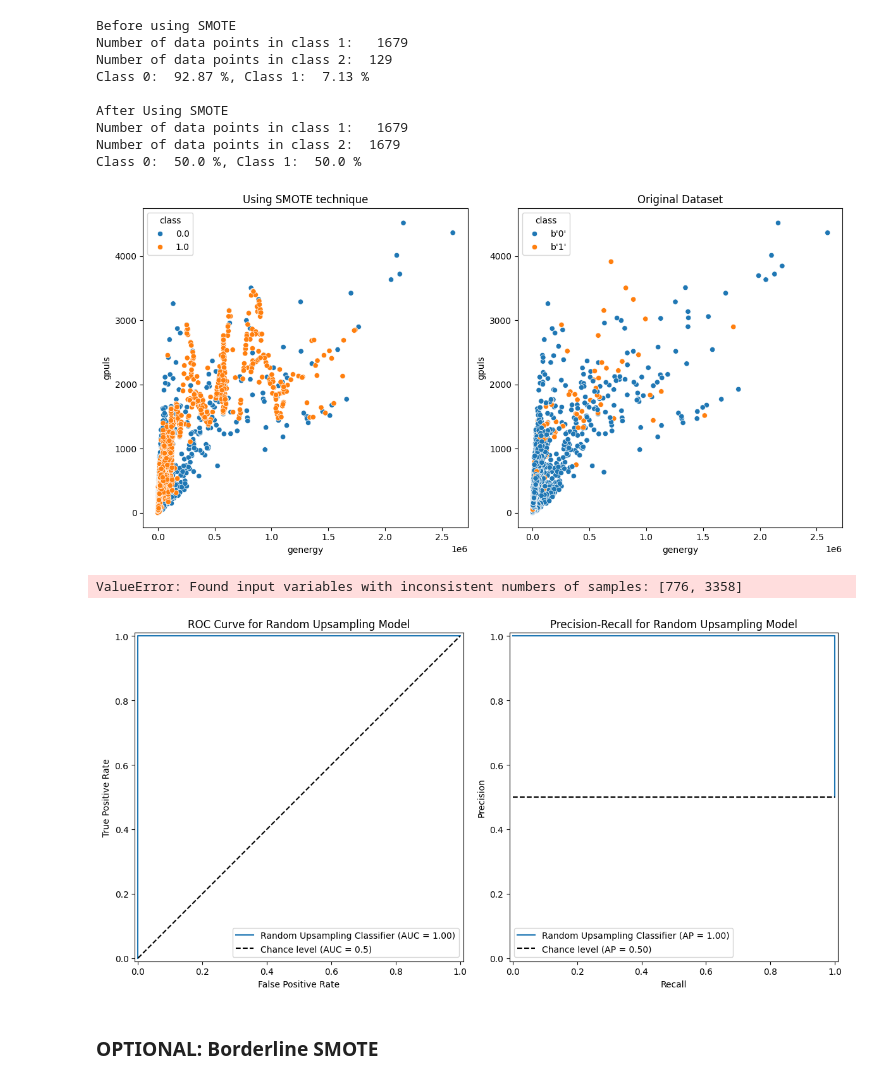
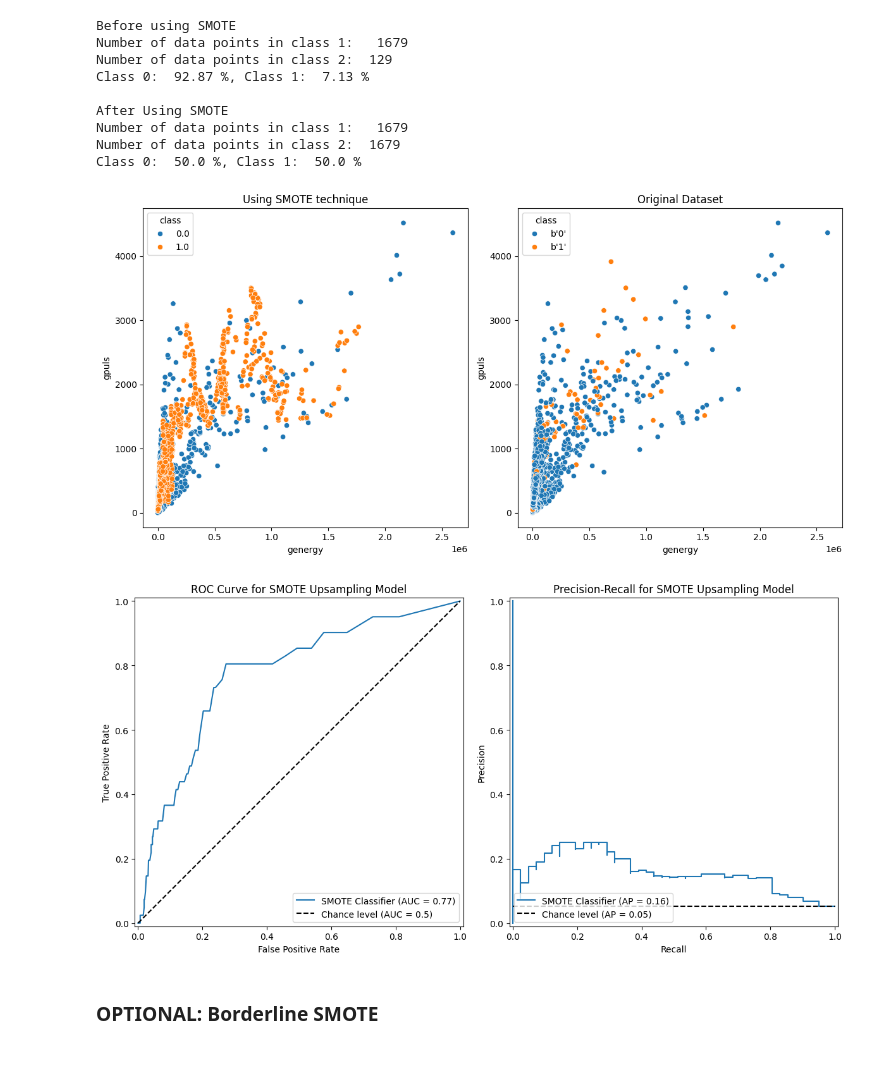
Before and after one commit to canoepus/think, a Jupyter notebook: upsampling.ipynb, the cells around one changed output. Drawn from its saved outputs; the diff is of its cells as text; code cells hidden in the pictures.

Commit message:
Experimented with how to make SMOTE work. Seems to be that we need to use it before splitting the data, which is kinda cheating.

```diff
--- a/upsampling.ipynb
+++ b/upsampling.ipynb
@@ -349,8 +336,7 @@ Percentage of class 1 training data before random upsampling: 7.13 %
 # %%
 # Applying SMOTE to the training data
 # Imblearn SMOTE documentation: https://imbalanced-learn.org/stable/references/generated/imblearn.over_sampling.SMOTE.html
-smt = SMOTE()
-X_SMOTE_train, Y_SMOTE_train = smt.fit_resample(X_train, Y_train)
+X_train_SMOTE, Y_train_SMOTE = SMOTE().fit_resample(X_train, Y_train)
 # %%
 # Comparison of dataset sizes
 counter = Counter(Y_train)
@@ -378,68 +364,66 @@ Number of data points in class 2:  1679
 Class 0:  50.0 %, Class 1:  50.0 %
 # %%
 # Plot the new data
-SMOTErandomUpDf = pd.concat([X_train_resampled, Y_train_upsampled], axis=1)
+SMOTEDf = pd.concat([X_train_SMOTE, Y_train_SMOTE], axis=1)
 
 fig, axes = plt.subplots(1, 2, figsize=(12, 6))
-sns.scatterplot(data=randomUpDf, x='genergy', y='gpuls', hue='class', ax=axes[0])
+sns.scatterplot(data=SMOTEDf, x='genergy', y='gpuls', hue='class', ax=axes[0])
 axes[0].set_title('Using SMOTE technique')
 sns.scatterplot(data=data, x='genergy', y='gpuls', hue='class', ax=axes[1])
 axes[1].set_title('Original Dataset')
 plt.tight_layout()
 plt.show()
 # %% [output]
-[figure, old version]
+[figure, new version]
 # %%
 # I feel like we should embedded this code in like a drop down to save space because most of it is repeat stuff
 # If the user wants to look at it again then sure let them, but at the end we should compare all ROC curves
 
 # Building and fitting the classifier to the SMOTE data
 SMOTE_model = RandomForestClassifier(random_state=0)
-SMOTE_model.fit(X_SMOTE_train, Y_SMOTE_train)
-output = SMOTE_model.predict_proba(X_SMOTE_train)
-y_class1_pred_prob_upsampled = output[:, 1]
+SMOTE_model.fit(X_train_SMOTE, Y_train_SMOTE)
+output = SMOTE_model.predict_proba(X_test)
+y_class1_pred_prob_SMOTE = output[:, 1]
 # %%
 # Get metrics: False Positive Rate, True Positive Rate, Precision, and Recall
-SMOTE_fpr, SMOTE_tpr, _ = metrics.roc_curve(Y_test, y_class1_pred_prob_upsampled, pos_label=1)
+SMOTE_fpr, SMOTE_tpr, _ = metrics.roc_curve(Y_test, y_class1_pred_prob_SMOTE, pos_label=1)
 SMOTE_roc_auc = metrics.auc(SMOTE_fpr, SMOTE_tpr)
-SMOTE_precision, SMOTE_recall, _ = metrics.precision_recall_curve(Y_test, y_class1_pred_prob_upsampled)
+SMOTE_precision, SMOTE_recall, _ = metrics.precision_recall_curve(Y_test, y_class1_pred_prob_SMOTE)
 SMOTE_pr_auc = metrics.auc(SMOTE_recall, SMOTE_precision)
-# %% [output]
-ValueError: Found input variables with inconsistent numbers of samples: [776, 3358]
 # %%
 # Create subplots
 fig, axes = plt.subplots(1, 2, figsize=(12, 6))
 
 # Plot the ROC Curve
 metrics.RocCurveDisplay.from_predictions(
-    Y_SMOTE_train,
-    y_class1_pred_prob_upsampled,
+    Y_test,
+    y_class1_pred_prob_SMOTE,
     pos_label=1,
-    name='Random Upsampling Classifier',
+    name='SMOTE Classifier',
     plot_chance_level=True,
     ax=axes[0]
 )
-axes[0].set_title("ROC Curve for Random Upsampling Model")
+axes[0].set_title("ROC Curve for SMOTE Upsampling Model")
 axes[0].set_xlabel("False Positive Rate")
 axes[0].set_ylabel("True Positive Rate")
 
 # Plot the Precision-Recall curve
 metrics.PrecisionRecallDisplay.from_predictions(
-    Y_SMOTE_train,
-    y_class1_pred_prob_upsampled,
+    Y_test,
+    y_class1_pred_prob_SMOTE,
     pos_label = 1,
-    name = "Random Upsampling Classifier",
+    name = "SMOTE Classifier",
     plot_chance_level=True,
     ax=axes[1]
 )
-axes[1].set_title("Precision-Recall for Random Upsampling Model")
+axes[1].set_title("Precision-Recall for SMOTE Upsampling Model")
 axes[1].set_xlabel("Recall")
 axes[1].set_ylabel("Precision")
 
 # Adjust layout and display
 plt.tight_layout()
 plt.show()
 # %% [output]
-[figure, old version]
+[figure, new version]
 # %% [markdown]
 ### OPTIONAL: Borderline SMOTE
```
Also changed, not shown: parts of 3 cells of this notebook.
